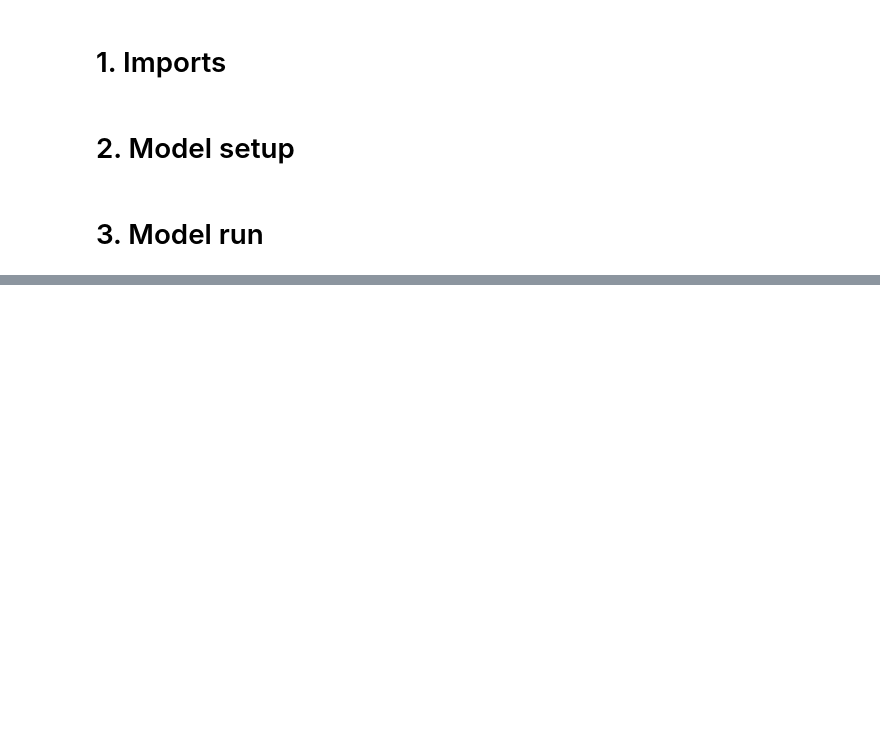
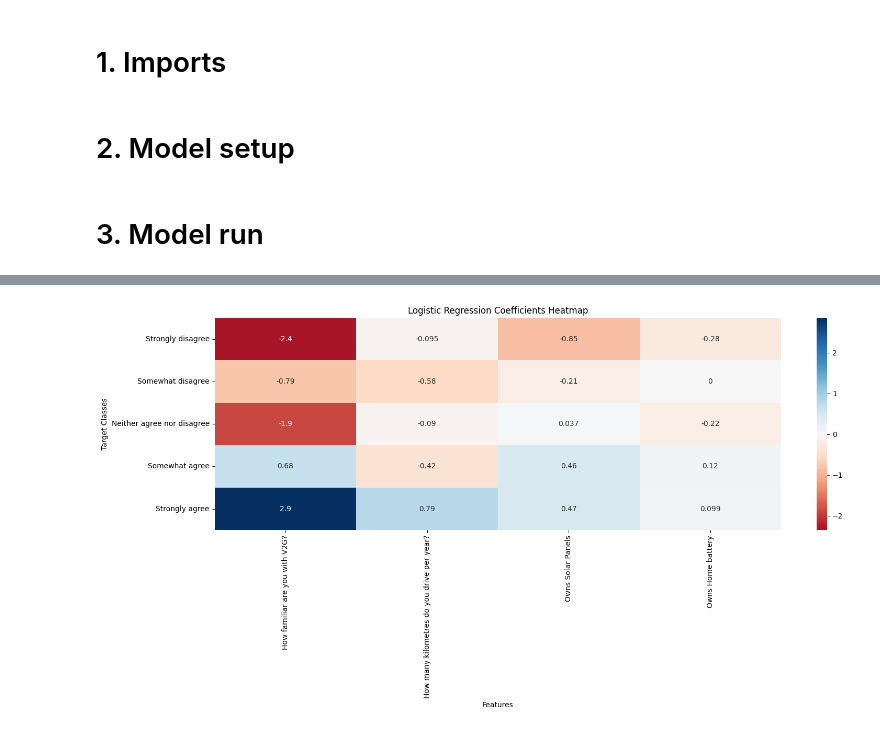
Before and after one commit to bernardomendonca/v2g-survey-analysis, a Jupyter notebook: 3_logistic_regression.ipynb, the cells around one changed output, grey strips where cells are left out. Drawn from its saved outputs; the diff is of its cells as text; code cells hidden in the pictures; blank space fills up the shorter version.

```diff
--- a/3_logistic_regression.ipynb
+++ b/3_logistic_regression.ipynb
@@ -8,6 +11,22 @@ from build_model import build_v2g_model
 input_variables = ['Q9','Q2','Q8_1','Q8_2']
 target_variable = 'Q10_2'  # "I would be interested in installing V2G..."
 csv_file = './data/survey_pre_processed_data.csv'
+# %%
+q10_2_categories = [
+    "Strongly disagree",
+    "Somewhat disagree",
+    "Neither agree nor disagree",
+    "Somewhat agree",
+    "Strongly agree"
+    ]
+
+input_variables_names = [
+    'How familiar are you with V2G?',
+    'How many kilometres do you drive per year?',
+    'Owns Solar Panels',
+    'Owns Home battery',
+
+]
 # %% [markdown]
 # 3. Model run
 # %%
@@ -26,0 +43,27 @@ NameError: name 'X' is not defined
+# %%
+
+# Suppose 'model' is your fitted logistic regression model
+coefs = model.coef_  # shape: (n_classes, n_features)
+
+# If you want more readable row labels, use your Q10_2 category names
+row_labels = q10_2_categories  # e.g., ["Strongly disagree", ..., "Strongly agree"]
+
+# Column labels are just your feature names
+col_labels = input_variables_names  # e.g., ['Q9','Q2','Q8_1','Q8_2']
+
+plt.figure(figsize=(16, 8))
+sns.heatmap(
+    coefs,
+    annot=True,        # display numerical values in the cells
+    cmap="RdBu",     # or another diverging colormap you like
+    xticklabels=col_labels,
+    yticklabels=row_labels,
+    center=0           # ensures 0 is in the middle of the color scale
+)
+plt.title("Logistic Regression Coefficients Heatmap")
+plt.xlabel("Features")
+plt.ylabel("Target Classes")
+plt.tight_layout()
+plt.show()
+# %% [output]
+[figure, added]
```
Also changed, not shown: parts of 4 cells of this notebook, 1 other file.
